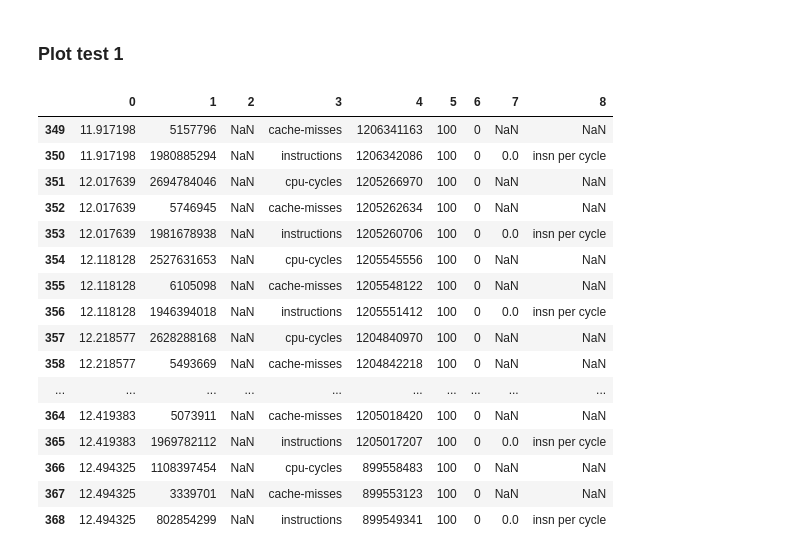
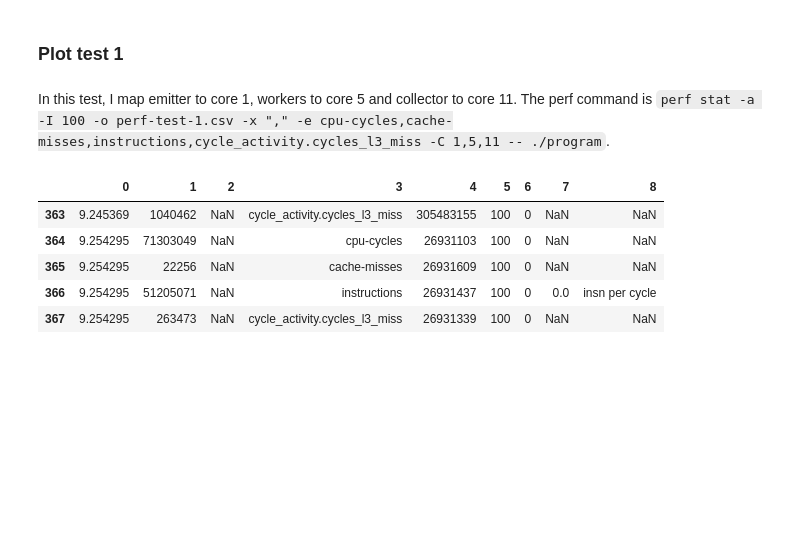
Before and after one commit to GMAP/visperf, a Jupyter notebook: src/applications/simple-test/analysis/plot-data.ipynb, the cells around one changed output. Saved outputs shown, nothing was run; the diff lists cells and outputs as text; code cells hidden in the pictures; blank space fills up the shorter version.

```diff
--- a/src/applications/simple-test/analysis/plot-data.ipynb
+++ b/src/applications/simple-test/analysis/plot-data.ipynb
@@ -27,25 +10,16 @@ import plotly.graph_objects as go
 from plotly.subplots import make_subplots
 # %% [markdown]
 ### Plot test 1
+# %% [markdown]
+In this test, I map emitter to core 1, workers to core 5 and collector to core 11. The perf command is `perf stat -a -I 100 -o perf-test-1.csv -x "," -e cpu-cycles,cache-misses,instructions,cycle_activity.cycles_l3_miss -C 1,5,11 -- ./program`.
 # %%
-events = ["cpu-cycles", "cache-misses", "instructions"]
-data_df = pd.read_csv("../data/perf-test-1.csv", skiprows=1, header=None)
-data_df.tail(20)
+events = ["cycle_activity.cycles_l3_miss", "cpu-cycles", "cache-misses", "instructions"]
+data_t1_df = pd.read_csv("../data/perf-test-1.csv", skiprows=1, header=None)
+data_t1_df.tail(5)
 # %% [output]
 |  | 0 | 1 | 2 | 3 | 4 | 5 | 6 | 7 | 8 |
-| 349 | 11.917198 | 5157796 | NaN | cache-misses | 1206341163 | 100 | 0 | NaN | NaN |
-| 350 | 11.917198 | 1980885294 | NaN | instructions | 1206342086 | 100 | 0 | 0.0 | insn per cycle |
-| 351 | 12.017639 | 2694784046 | NaN | cpu-cycles | 1205266970 | 100 | 0 | NaN | NaN |
-| 352 | 12.017639 | 5746945 | NaN | cache-misses | 1205262634 | 100 | 0 | NaN | NaN |
-| 353 | 12.017639 | 1981678938 | NaN | instructions | 1205260706 | 100 | 0 | 0.0 | insn per cycle |
-| 354 | 12.118128 | 2527631653 | NaN | cpu-cycles | 1205545556 | 100 | 0 | NaN | NaN |
-| 355 | 12.118128 | 6105098 | NaN | cache-misses | 1205548122 | 100 | 0 | NaN | NaN |
-| 356 | 12.118128 | 1946394018 | NaN | instructions | 1205551412 | 100 | 0 | 0.0 | insn per cycle |
-| 357 | 12.218577 | 2628288168 | NaN | cpu-cycles | 1204840970 | 100 | 0 | NaN | NaN |
-| 358 | 12.218577 | 5493669 | NaN | cache-misses | 1204842218 | 100 | 0 | NaN | NaN |
-| ... | ... | ... | ... | ... | ... | ... | ... | ... | ... |
-| 364 | 12.419383 | 5073911 | NaN | cache-misses | 1205018420 | 100 | 0 | NaN | NaN |
-| 365 | 12.419383 | 1969782112 | NaN | instructions | 1205017207 | 100 | 0 | 0.0 | insn per cycle |
-| 366 | 12.494325 | 1108397454 | NaN | cpu-cycles | 899558483 | 100 | 0 | NaN | NaN |
-| 367 | 12.494325 | 3339701 | NaN | cache-misses | 899553123 | 100 | 0 | NaN | NaN |
-| 368 | 12.494325 | 802854299 | NaN | instructions | 899549341 | 100 | 0 | 0.0 | insn per cycle |
+| 363 | 9.245369 | 1040462 | NaN | cycle_activity.cycles_l3_miss | 305483155 | 100 | 0 | NaN | NaN |
+| 364 | 9.254295 | 71303049 | NaN | cpu-cycles | 26931103 | 100 | 0 | NaN | NaN |
+| 365 | 9.254295 | 22256 | NaN | cache-misses | 26931609 | 100 | 0 | NaN | NaN |
+| 366 | 9.254295 | 51205071 | NaN | instructions | 26931437 | 100 | 0 | 0.0 | insn per cycle |
+| 367 | 9.254295 | 263473 | NaN | cycle_activity.cycles_l3_miss | 26931339 | 100 | 0 | NaN | NaN |
```
Also changed, not shown: parts of 8 cells of this notebook, 4 other files.
